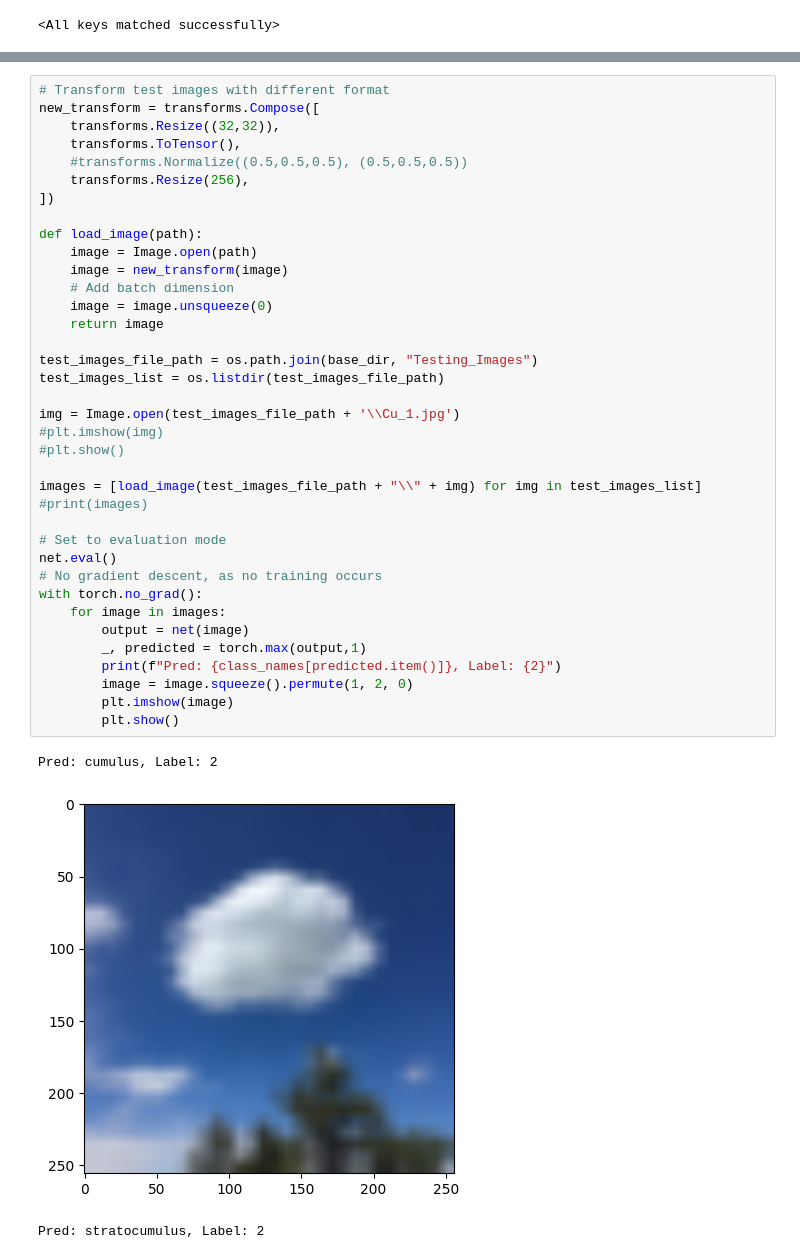
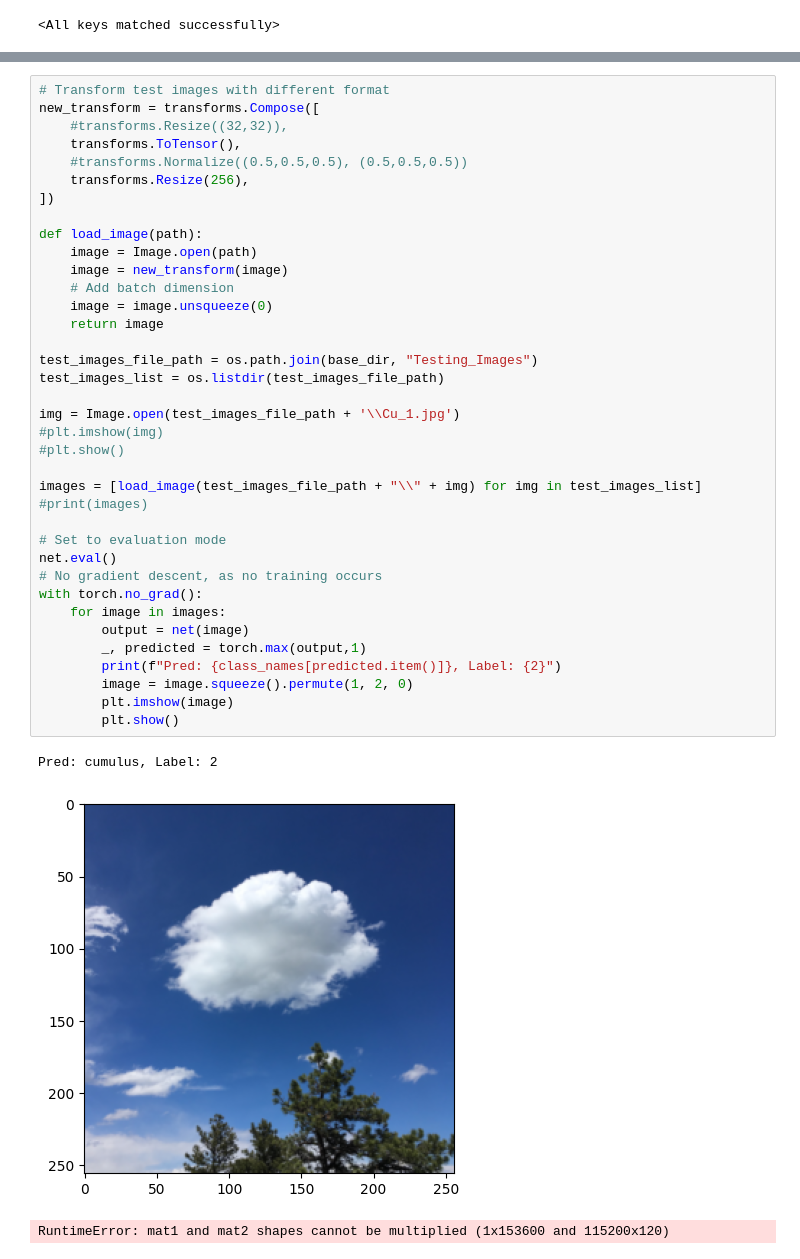
Before and after one commit to ThomasM31/KulingNet, a Jupyter notebook: KulingNet1.0.ipynb, the cells around one changed output, grey strips where cells are left out. Saved outputs shown, nothing was run; the diff lists cells and outputs as text.

```diff
--- a/KulingNet1.0.ipynb
+++ b/KulingNet1.0.ipynb
@@ -281,7 +335,7 @@ Recall Score: 0.345
 # %%
 # Transform test images with different format
 new_transform = transforms.Compose([
-    transforms.Resize((32,32)),
+    #transforms.Resize((32,32)),
     transforms.ToTensor(),
     #transforms.Normalize((0.5,0.5,0.5), (0.5,0.5,0.5))
     transforms.Resize(256),
@@ -290,32 +344,32 @@ new_transform = transforms.Compose([
 def load_image(path):
     image = Image.open(path)
     image = new_transform(image)
     # Add batch dimension
     image = image.unsqueeze(0)
     return image
 
 test_images_file_path = os.path.join(base_dir, "Testing_Images")
 test_images_list = os.listdir(test_images_file_path)
 
 img = Image.open(test_images_file_path + '\\Cu_1.jpg')
 #plt.imshow(img)
 #plt.show()
 
 images = [load_image(test_images_file_path + "\\" + img) for img in test_images_list]
 #print(images)
 
 # Set to evaluation mode
 net.eval()
 # No gradient descent, as no training occurs
 with torch.no_grad():
     for image in images:
         output = net(image)
         _, predicted = torch.max(output,1)
         print(f"Pred: {class_names[predicted.item()]}, Label: {2}")
         image = image.squeeze().permute(1, 2, 0)
         plt.imshow(image)
         plt.show()
 # %% [output]
 Pred: cumulus, Label: 2
-[figure, old version]
+[figure, new version]
-Pred: stratocumulus, Label: 2
+RuntimeError: mat1 and mat2 shapes cannot be multiplied (1x153600 and 115200x120)
```
Also changed, not shown: parts of 9 cells of this notebook.
